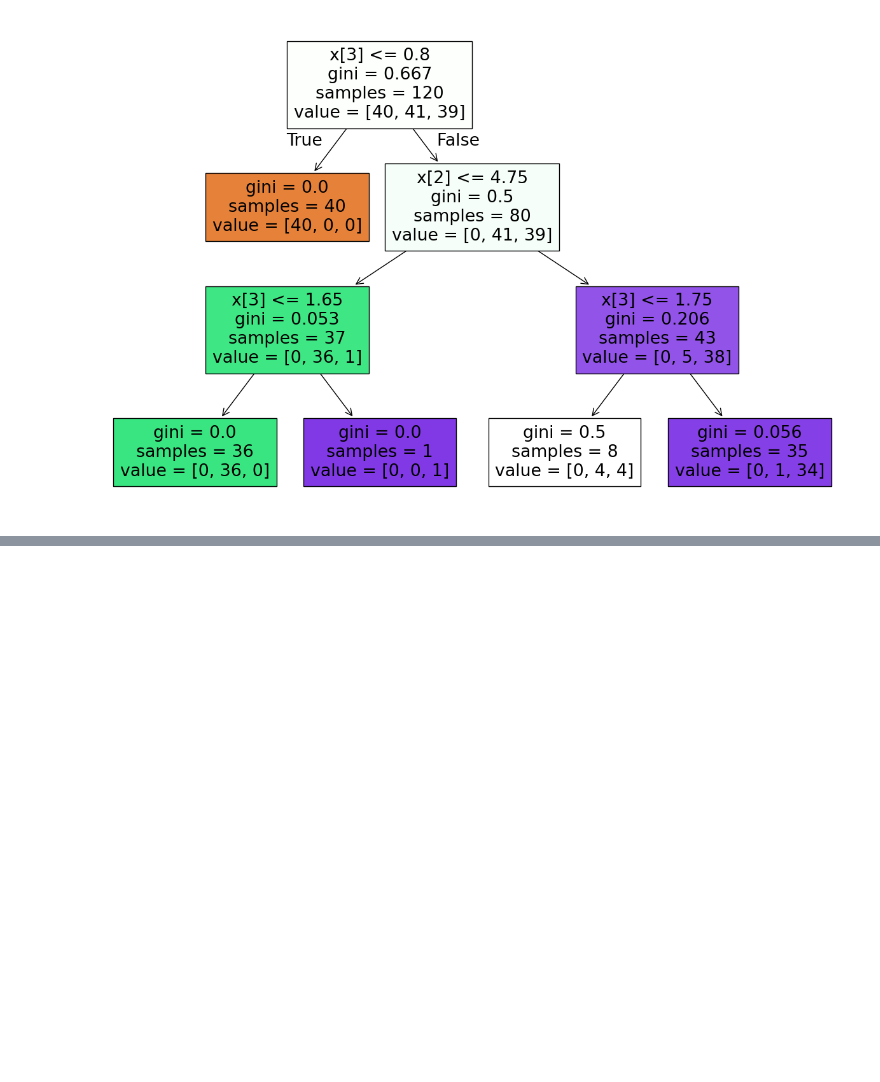
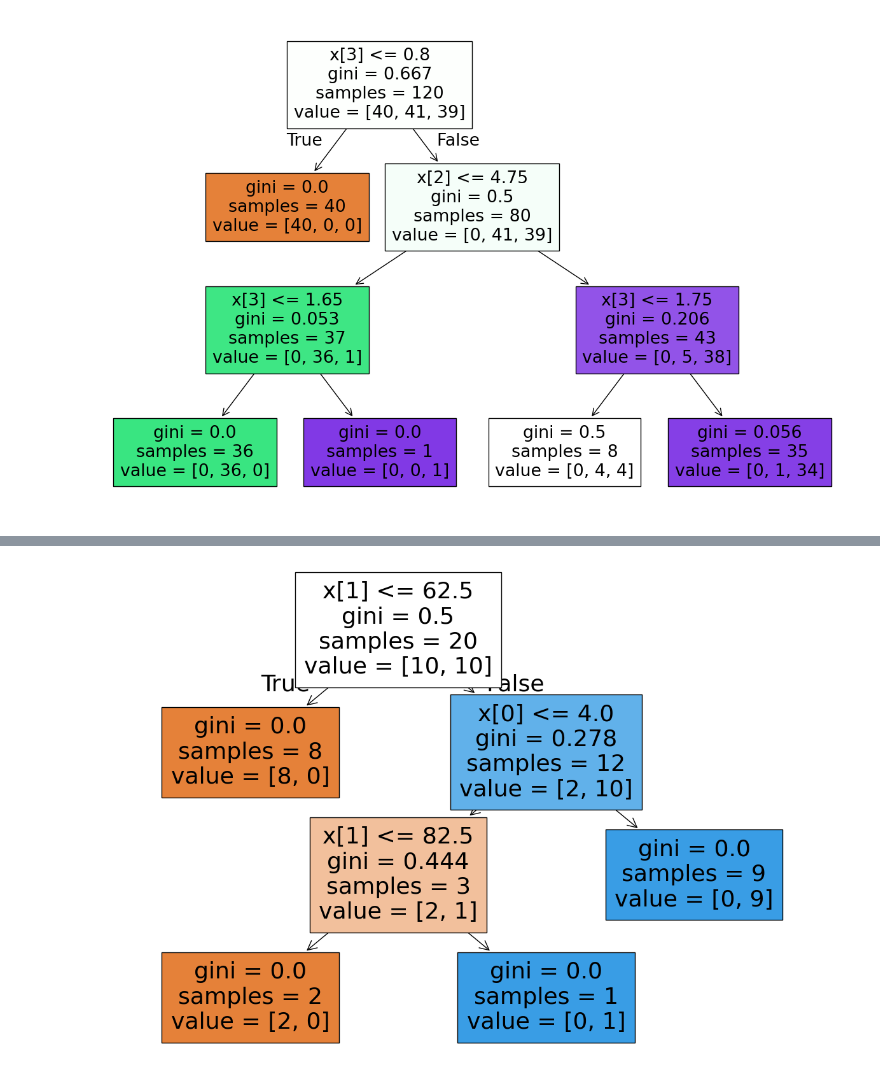
Before and after one commit to sohhammAlgo/Machine-learning, a Jupyter notebook: DecisionTree/ML4.ipynb, the cells around one changed output, grey strips where cells are left out. Drawn from its saved outputs; the diff is of its cells as text; code cells hidden in the pictures; blank space fills up the shorter version.

```diff
--- a/DecisionTree/ML4.ipynb
+++ b/DecisionTree/ML4.ipynb
@@ -41,0 +64,19 @@ plt.show()
+# %%
+data = {
+    "experience": [1,2,3,4,5,6,7,8,2,3,4,5,6,7,8,9,10,1,2,3],
+    "performance_score": [40,45,50,55,60,65,70,75,80,85,60,70,80,85,90,95,98,35,50,65],
+    "promotion": [0,0,0,0,0,1,1,1,0,1,0,1,1,1,1,1,1,0,0,0]
+}
+
+df = pd.DataFrame(data)
+
+classifier = DecisionTreeClassifier(criterion='gini',max_depth=3)
+classifier.fit(df[['experience','performance_score']],df['promotion'])
+
+y_pred = classifier.predict(df[['experience','performance_score']])
+
+plt.figure(figsize=(15,10))
+tree.plot_tree(classifier, filled=True)
+plt.show()
+# %% [output]
+[figure, added]
```
Also changed, not shown: parts of 3 cells of this notebook, 4 other files.
